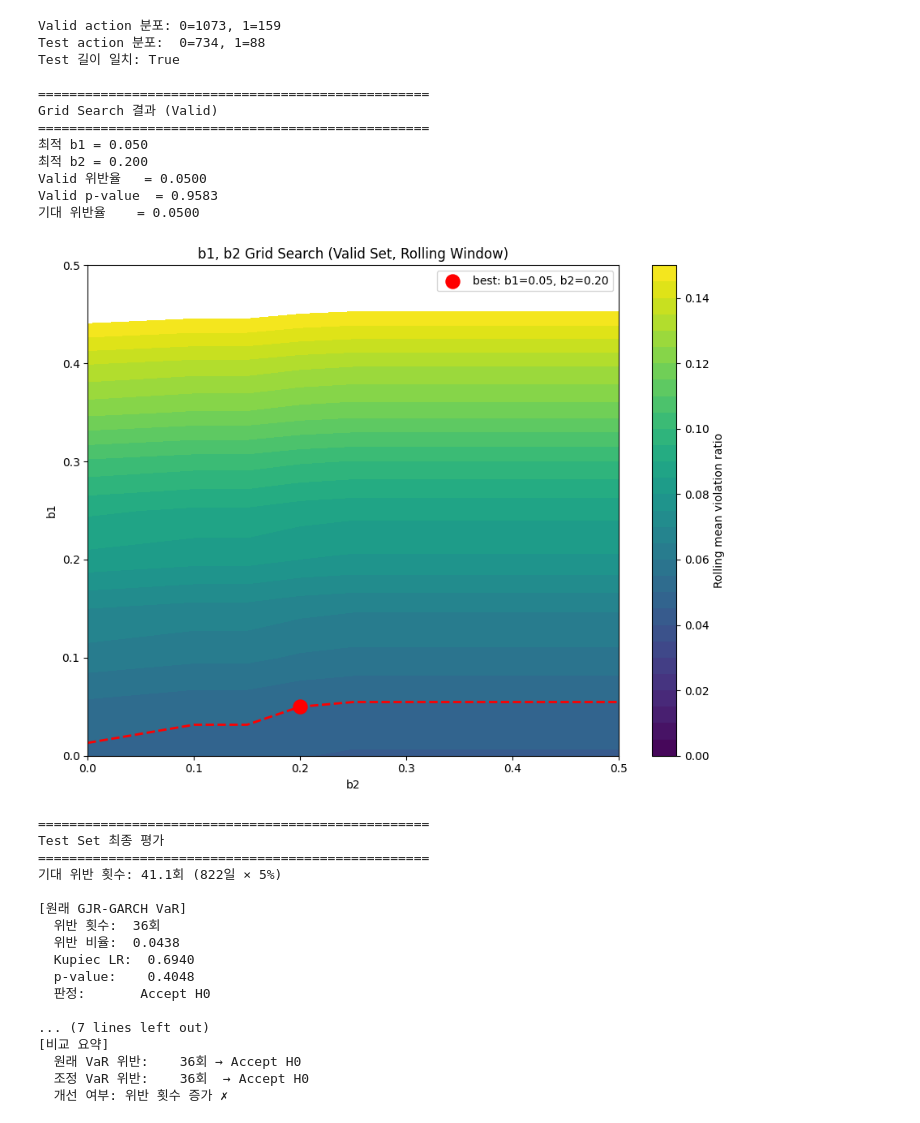
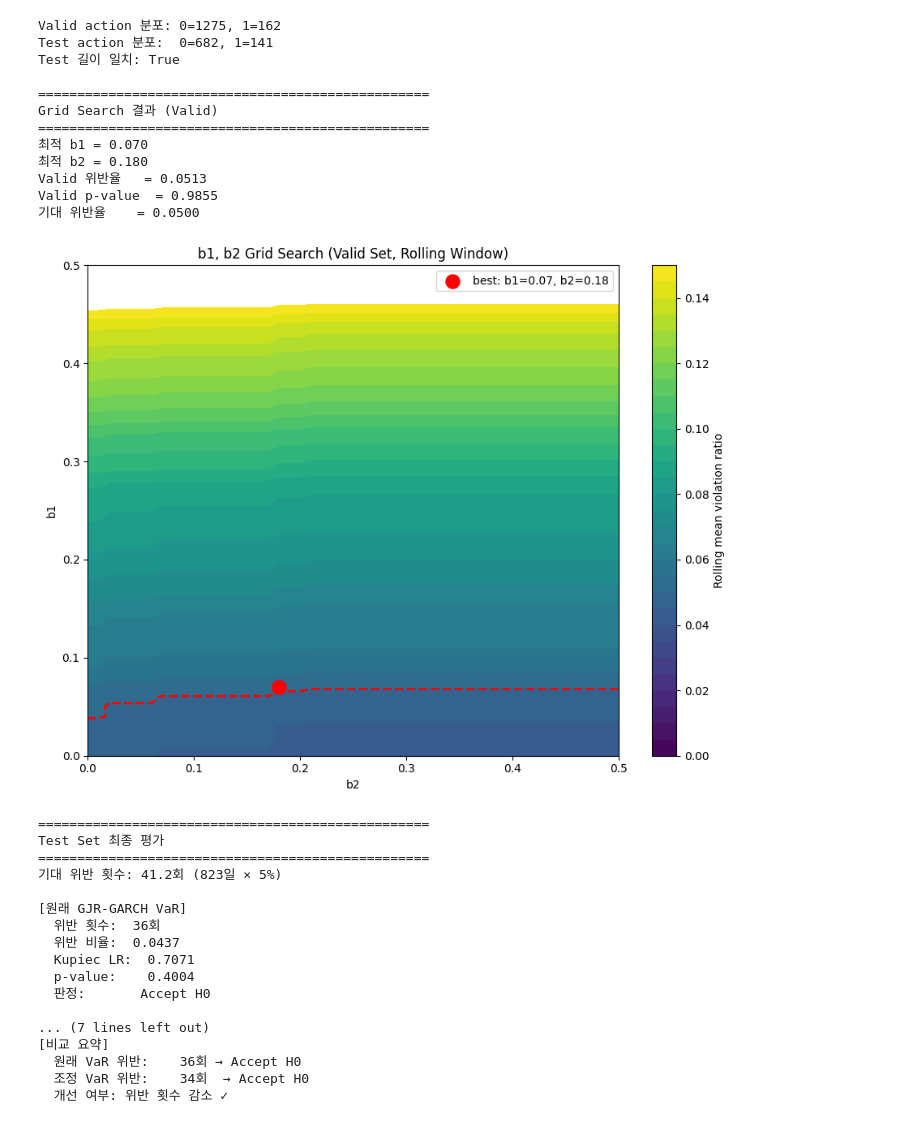
Before and after one commit to Dooman-cloud/TS-RL---, a Jupyter notebook: notebooks/experiments/b1,b2 선택.ipynb, the cells around one changed output. Saved outputs shown, nothing was run; the diff lists cells and outputs as text; code cells hidden in the pictures.

Commit message:
(수정) DDQN_mcc 추가

```diff
--- a/notebooks/experiments/b1,b2 선택.ipynb
+++ b/notebooks/experiments/b1,b2 선택.ipynb
@@ -19,7 +19,7 @@ if df["Risk_Label"].dtype == object:
     print(df["Risk_Label"].value_counts())
 
 # DDQN test 예측값
-df_pred = pd.read_csv("../../data/processed/data_DDQN_predicted.csv")
+df_pred = pd.read_csv("../../results/DDQN_test_predictions.csv")
 # 컬럼: date, predicted_action
 
 print(f"원본 데이터: {len(df)}개")
@@ -30,15 +30,16 @@ print(df_pred.head())
 # 2. 데이터 분할
 # =============================================
 n_total = len(df)
-n_train = int(n_total * 0.50)   # 2054
-n_valid = int(n_total * 0.30)   # 1232
+n_train = int(n_total * 0.45)   # 2054
+n_valid = int(n_total * 0.35)   # 1232
+n_test  = n_total - n_train - n_valid  # 822
 # test = 나머지 822
 
 df_valid = df.iloc[n_train : n_train + n_valid].copy()
 df_test  = df.iloc[n_train + n_valid :].copy()
-df_pred_valid = df_pred.iloc[n_train : n_train + n_valid].copy()
-df_pred_test  = df_pred.iloc[n_train + n_valid :].copy()
-
+#df_pred_valid = df_pred.iloc[n_train : n_train + n_valid].copy()
+#df_pred_test  = df_pred.iloc[n_train + n_valid :].copy()
+df_pred_test = df_pred.copy()
 print(f"\nValid set: {len(df_valid)}개")
 print(f"Test set:  {len(df_test)}개")
 # %% [output]
@@ -87,7 +88,7 @@ action_valid = df_valid["Risk_Label"].to_numpy(dtype=int)
 # Test: DDQN 예측값을 action으로 사용
 var_test     = df_test["GJR_VaR_5_t1"].to_numpy(dtype=float)
 ret_test     = df_test["return(%)"].to_numpy(dtype=float)
-action_test  = df_pred_test["Predicted_Action"].to_numpy(dtype=int)
+action_test  = df_pred_test["DDQN_Prediction"].to_numpy(dtype=int)
 
 # 검증
 print(f"\nValid action 분포: "
@@ -101,8 +102,8 @@ print(f"Test 길이 일치: {len(action_test) == len(df_test)}")
 # =============================================
 # 4. b1, b2 grid search (valid에서)
 # =============================================
-b1_grid     = np.linspace(0.0, 0.5, 11)
-b2_grid     = np.linspace(0.0, 0.5, 11)
+b1_grid     = np.linspace(0.0, 0.5, 51)
+b2_grid     = np.linspace(0.0, 0.5, 51)
 window_size = 100
 n_valid_len = len(df_valid)
 
@@ -208,54 +209,54 @@ lr_m, pv_m, dec_m = kupiec_test(T_ml, n_test)
 print("\n" + "="*50)
 print("Test Set 최종 평가")
 print("="*50)
 print(f"기대 위반 횟수: {n_test * 0.05:.1f}회 ({n_test}일 × 5%)")
 
 print(f"\n[원래 GJR-GARCH VaR]")
 print(f"  위반 횟수:  {T_orig}회")
 print(f"  위반 비율:  {T_orig/n_test:.4f}")
 print(f"  Kupiec LR:  {lr_o:.4f}")
 print(f"  p-value:    {pv_o:.4f}")
 print(f"  판정:       {dec_o}")
 
 print(f"\n[조정된 VaR_ML (DDQN, b1={b1_best:.2f}, b2={b2_best:.2f})]")
 print(f"  위반 횟수:  {T_ml}회")
 print(f"  위반 비율:  {T_ml/n_test:.4f}")
 print(f"  Kupiec LR:  {lr_m:.4f}")
 print(f"  p-value:    {pv_m:.4f}")
 print(f"  판정:       {dec_m}")
 
 print(f"\n[비교 요약]")
 print(f"  원래 VaR 위반:    {T_orig}회 → {dec_o}")
 print(f"  조정 VaR 위반:    {T_ml}회  → {dec_m}")
 print(f"  개선 여부: {'위반 횟수 감소 ✓' if T_ml < T_orig else '위반 횟수 증가 ✗'}")
 # %% [output]
-Valid action 분포: 0=1073, 1=159
-Test action 분포:  0=734, 1=88
+Valid action 분포: 0=1275, 1=162
+Test action 분포:  0=682, 1=141
 Test 길이 일치: True
 
 ==================================================
 Grid Search 결과 (Valid)
 ==================================================
-최적 b1 = 0.050
-최적 b2 = 0.200
-Valid 위반율   = 0.0500
-Valid p-value  = 0.9583
+최적 b1 = 0.070
+최적 b2 = 0.180
+Valid 위반율   = 0.0513
+Valid p-value  = 0.9855
 기대 위반율    = 0.0500
-[figure, old version]
+[figure, new version]
 ==================================================
 Test Set 최종 평가
 ==================================================
-기대 위반 횟수: 41.1회 (822일 × 5%)
+기대 위반 횟수: 41.2회 (823일 × 5%)
 
 [원래 GJR-GARCH VaR]
   위반 횟수:  36회
-  위반 비율:  0.0438
-  Kupiec LR:  0.6940
-  p-value:    0.4048
+  위반 비율:  0.0437
+  Kupiec LR:  0.7071
+  p-value:    0.4004
   판정:       Accept H0
 
 ... (7 lines left out)
 [비교 요약]
   원래 VaR 위반:    36회 → Accept H0
-  조정 VaR 위반:    36회  → Accept H0
-  개선 여부: 위반 횟수 증가 ✗
+  조정 VaR 위반:    34회  → Accept H0
+  개선 여부: 위반 횟수 감소 ✓
```
Also changed, not shown: parts of 1 cell of this notebook, 7 other files.
